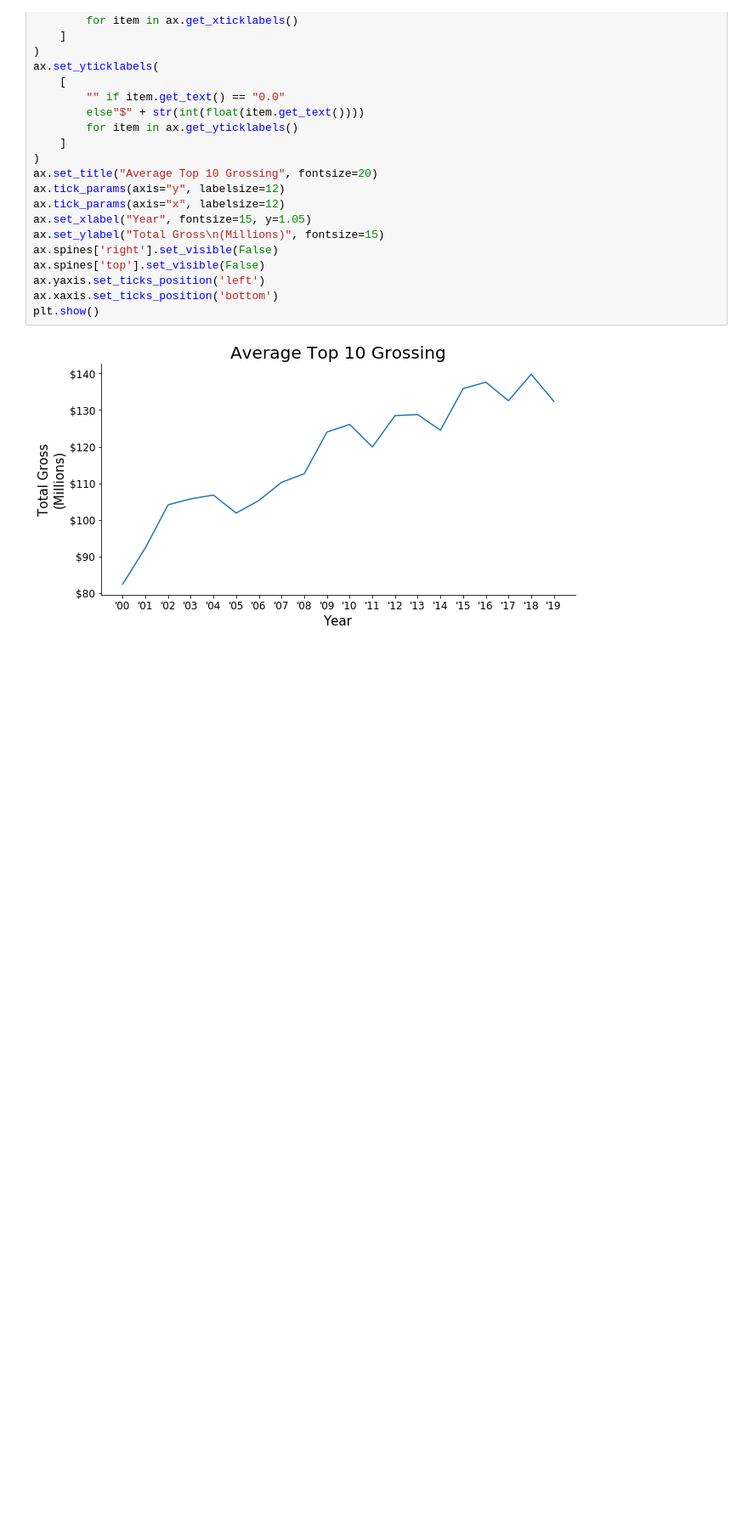
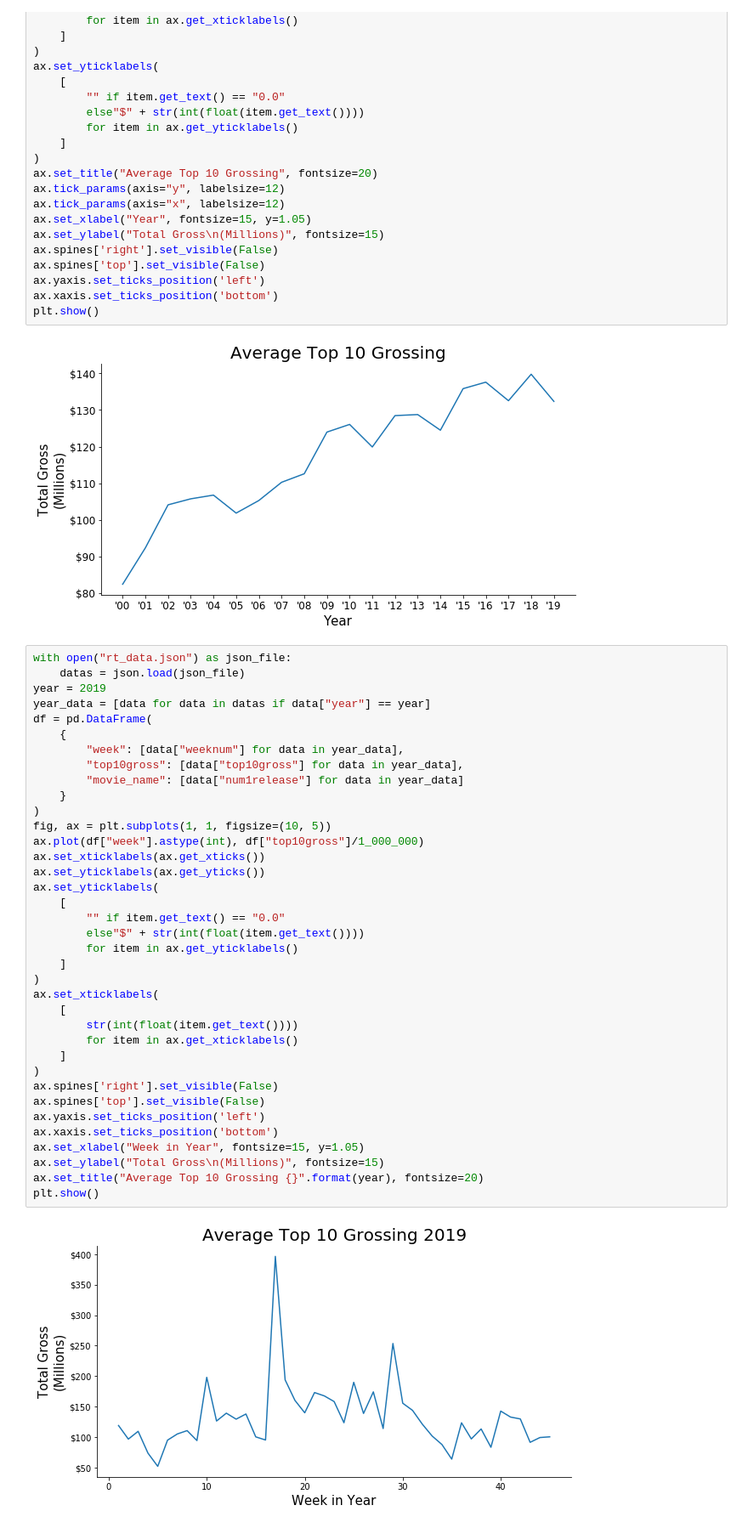
Before and after one commit to tnorlund/ANLT234-01_2019F-A03--NORLUND_TYLER, a Jupyter notebook: graphs.ipynb, the cells around one changed output. Shown: that part at 85% size. Saved outputs shown, nothing was run; the diff lists cells and outputs as text; blank space fills up the shorter version.

Commit message:
Adding the third graph.

```diff
--- a/graphs.ipynb
+++ b/graphs.ipynb
@@ -287,3 +287,42 @@ ax.xaxis.set_ticks_position('bottom')
 plt.show()
 # %% [output]
 [figure]
+# %%
+with open("rt_data.json") as json_file:
+    datas = json.load(json_file)
+year = 2019
+year_data = [data for data in datas if data["year"] == year]
+df = pd.DataFrame(
+    {
+        "week": [data["weeknum"] for data in year_data],
+        "top10gross": [data["top10gross"] for data in year_data],
+        "movie_name": [data["num1release"] for data in year_data]
+    }
+)
+fig, ax = plt.subplots(1, 1, figsize=(10, 5))
+ax.plot(df["week"].astype(int), df["top10gross"]/1_000_000)
+ax.set_xticklabels(ax.get_xticks())
+ax.set_yticklabels(ax.get_yticks())
+ax.set_yticklabels(
+    [
+        "" if item.get_text() == "0.0"
+        else"$" + str(int(float(item.get_text())))
+        for item in ax.get_yticklabels()
+    ]
+)
+ax.set_xticklabels(
+    [
+        str(int(float(item.get_text())))
+        for item in ax.get_xticklabels()
+    ]
+)
+ax.spines['right'].set_visible(False)
+ax.spines['top'].set_visible(False)
+ax.yaxis.set_ticks_position('left')
+ax.xaxis.set_ticks_position('bottom')
+ax.set_xlabel("Week in Year", fontsize=15, y=1.05)
+ax.set_ylabel("Total Gross\n(Millions)", fontsize=15)
+ax.set_title("Average Top 10 Grossing {}".format(year), fontsize=20)
+plt.show()
+# %% [output]
+[figure, added]
```
Also changed, not shown: parts of 2 cells of this notebook, 23 other files.
